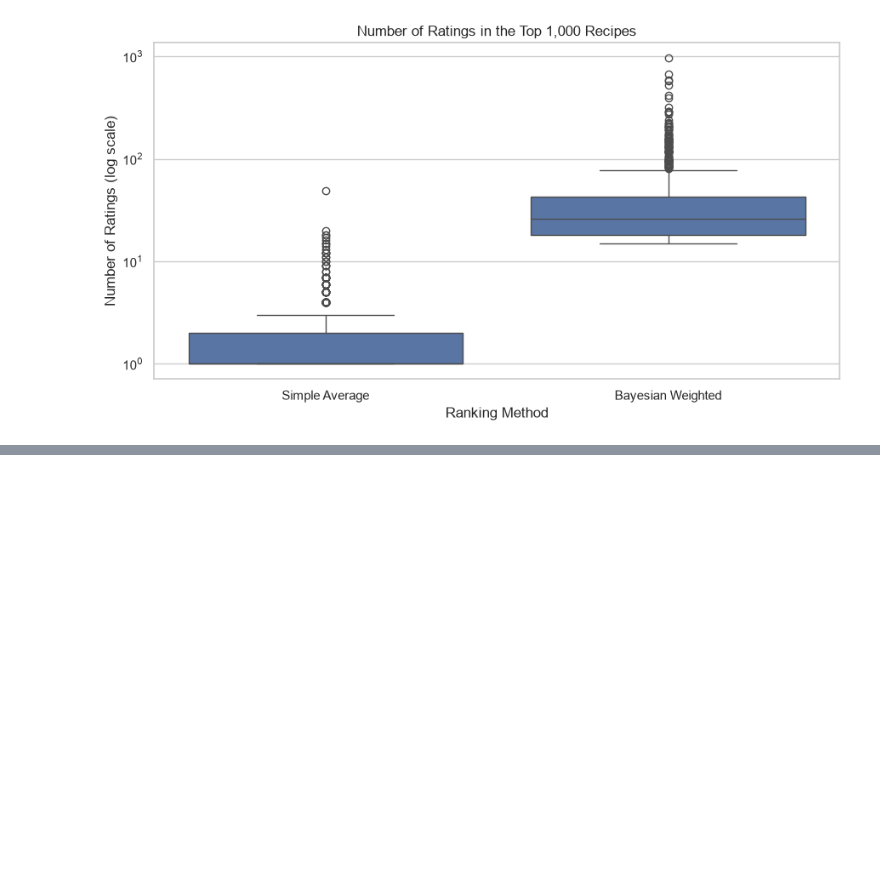
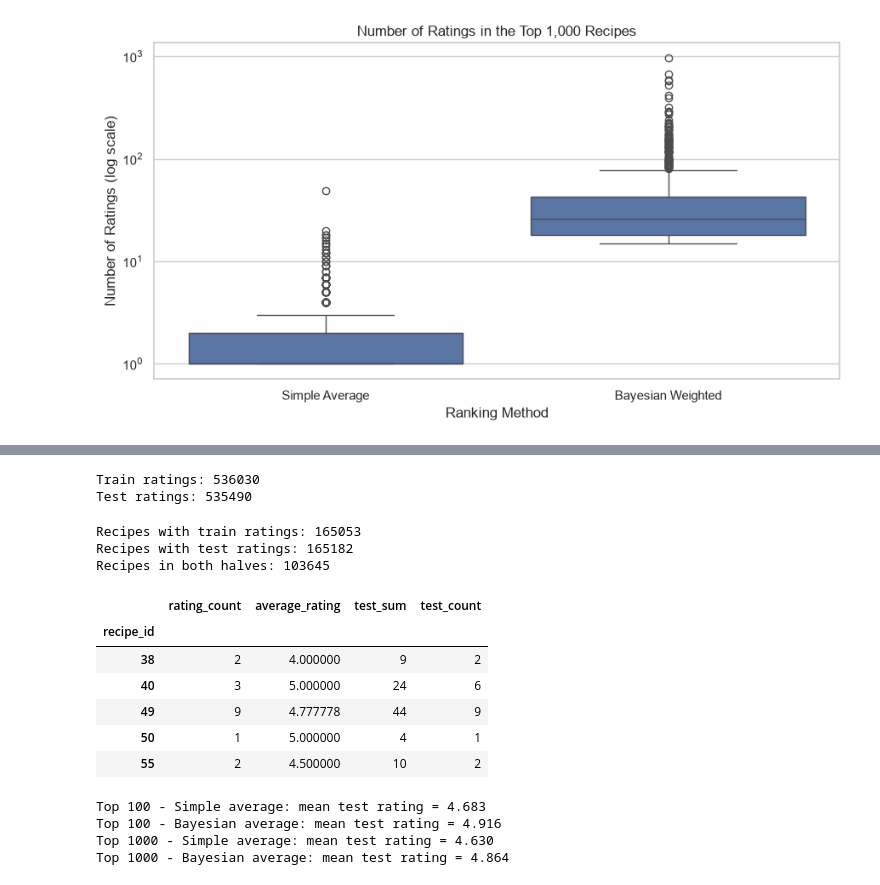
Before and after one commit to colosifederica2004-lgtm/rate_my_recipe, a Jupyter notebook: notebooks/01_dataset_exploration.ipynb, the cells around one changed output, grey strips where cells are left out. Drawn from its saved outputs; the diff is of its cells as text; code cells hidden in the pictures; blank space fills up the shorter version.

```diff
--- a/notebooks/01_dataset_exploration.ipynb
+++ b/notebooks/01_dataset_exploration.ipynb
@@ -636,0 +683,77 @@ plt.show()
+# %%
+# Randomly assign each valid rating to the train or to the test half
+rng = np.random.default_rng(seed=42)
+is_train = rng.random(len(valid_interactions)) < 0.5
+
+train = valid_interactions[is_train]
+test = valid_interactions[~is_train]
+
+print("Train ratings:", len(train))
+print("Test ratings:", len(test))
+# %% [output]
+Train ratings: 536030
+Test ratings: 535490
+# %%
+# Recipe-level statistics computed on the train half only
+train_stats = pd.DataFrame({
+    "rating_count": train.groupby("recipe_id")["rating"].count(),
+    "average_rating": train.groupby("recipe_id")["rating"].mean()
+})
+
+# For each recipe: sum and number of ratings in the test half
+test_stats = test.groupby("recipe_id")["rating"].agg(
+    test_sum="sum",
+    test_count="count"
+)
+
+# Keep only recipes that have at least one rating in both halves
+evaluation = train_stats.join(test_stats, how="inner")
+
+print("Recipes with train ratings:", len(train_stats))
+print("Recipes with test ratings:", len(test_stats))
+print("Recipes in both halves:", len(evaluation))
+display(evaluation.head())
+# %% [output]
+Recipes with train ratings: 165053
+Recipes with test ratings: 165182
+Recipes in both halves: 103645
+|  | rating_count | average_rating | test_sum | test_count |
+| recipe_id |  |  |  |  |
+| 38 | 2 | 4.000000 | 9 | 2 |
+| 40 | 3 | 5.000000 | 24 | 6 |
+| 49 | 9 | 4.777778 | 44 | 9 |
+| 50 | 1 | 5.000000 | 4 | 1 |
+| 55 | 2 | 4.500000 | 10 | 2 |
+# %%
+# Overall mean and weight m computed on the train half only
+C_train = train["rating"].mean()
+m_train = train_stats["rating_count"].quantile(0.90)
+
+# Bayesian score of each recipe, using the train statistics
+v = evaluation["rating_count"]
+R = evaluation["average_rating"]
+evaluation["bayesian_score"] = (
+    (v / (v + m_train)) * R +
+    (m_train / (v + m_train)) * C_train
+)
+
+# The two rankings, built only on the train half
+simple_order = evaluation.sort_values(
+    by="average_rating", ascending=False, kind="stable"
+)
+bayesian_order = evaluation.sort_values(
+    by="bayesian_score", ascending=False, kind="stable"
+)
+
+# Mean rating that the top recipes receive in the test half
+for n in [100, 1000]:
+    for name, order in [("Simple average", simple_order),
+                        ("Bayesian average", bayesian_order)]:
+        top = order.head(n)
+        test_mean = top["test_sum"].sum() / top["test_count"].sum()
+        print(f"Top {n} - {name}: mean test rating = {test_mean:.3f}")
+# %% [output]
+Top 100 - Simple average: mean test rating = 4.683
+Top 100 - Bayesian average: mean test rating = 4.916
+Top 1000 - Simple average: mean test rating = 4.630
+Top 1000 - Bayesian average: mean test rating = 4.864
```
Also changed, not shown: parts of 12 cells of this notebook.
